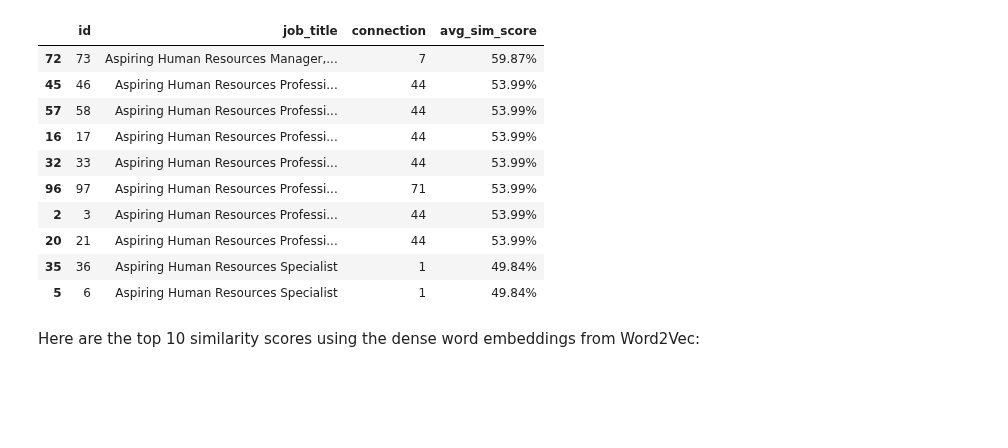
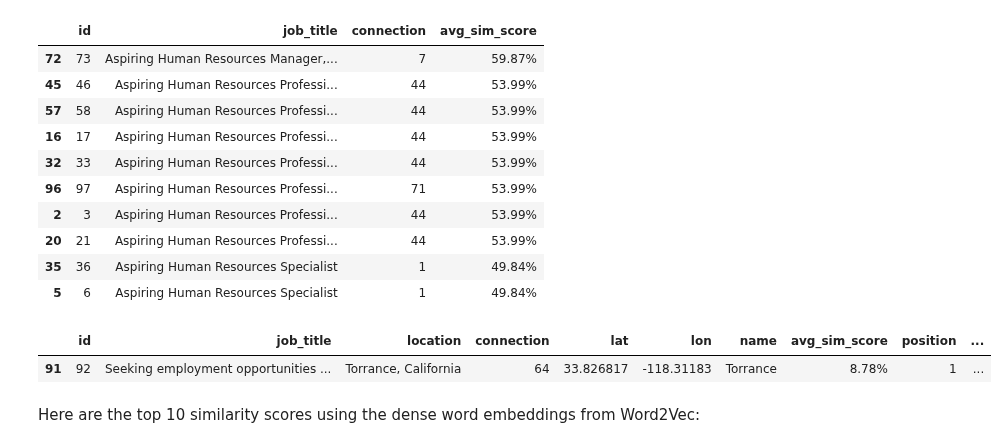
Before and after one commit to sralter/potential_talents, a Jupyter notebook: potential_talents.ipynb, the cells around one changed output. Cells and saved outputs as stored; diff of their text form; code cells hidden in the pictures; blank space fills up the shorter version.

```diff
--- a/potential_talents.ipynb
+++ b/potential_talents.ipynb
@@ -1224,6 +1218,11 @@ sorted_df_hero[['id','job_title','connection','avg_sim_score']].head(10)
 | 20 | 21 | Aspiring Human Resources Professi... | 44 | 53.99% |
 | 35 | 36 | Aspiring Human Resources Specialist | 1 | 49.84% |
 | 5 | 6 | Aspiring Human Resources Specialist | 1 | 49.84% |
+# %%
+sorted_df_hero[sorted_df_hero['id']==92]
+# %% [output]
+|  | id | job_title | location | connection | lat | lon | name | avg_sim_score | position | ... |
+| 91 | 92 | Seeking employment opportunities ... | Torrance, California | 64 | 33.826817 | -118.31183 | Torrance | 8.78% | 1 | ... |
 # %% [markdown]
 Here are the top 10 similarity scores using the dense word embeddings from Word2Vec:
 # %%
```
Also changed, not shown: parts of 7 cells of this notebook, 10 other files.
